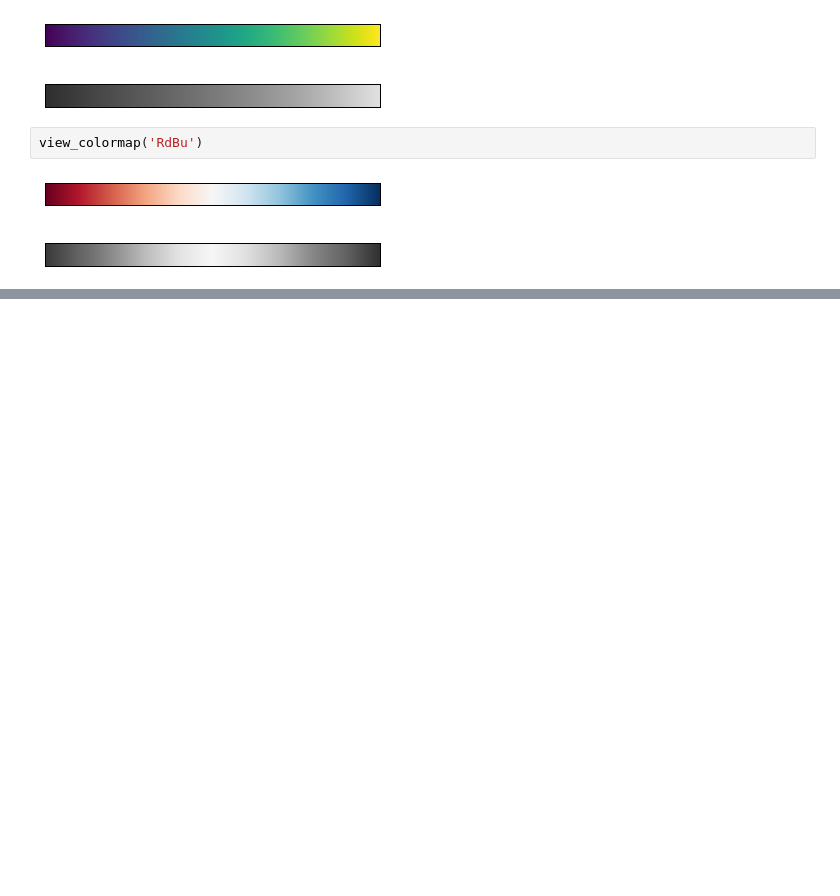
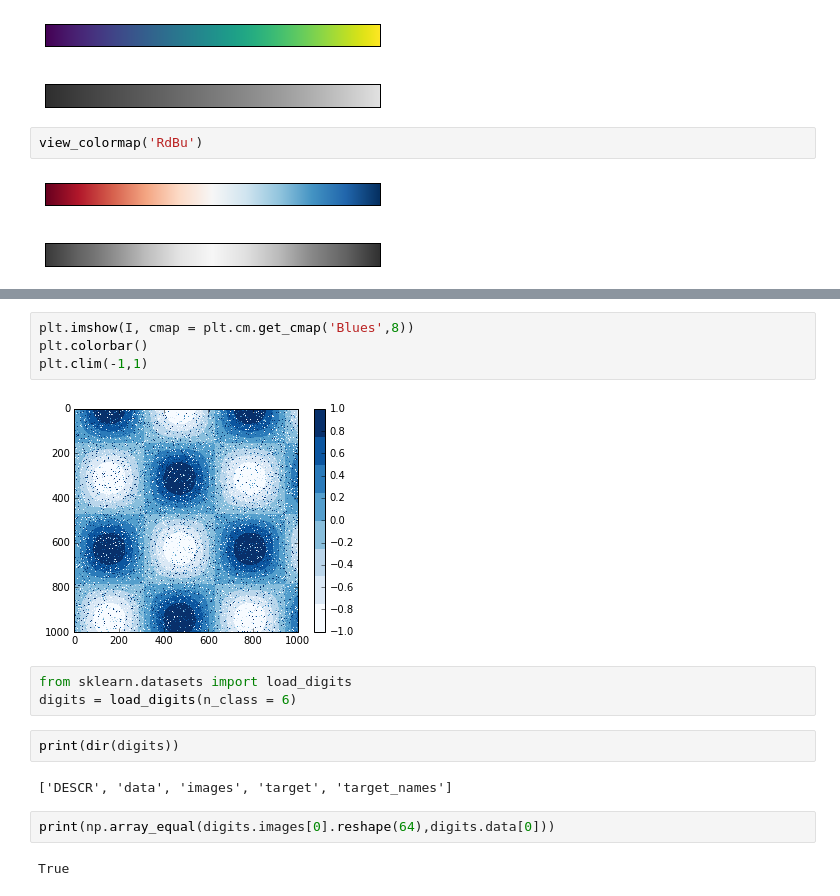
Before and after one commit to SpIIIII/jupyter-repo, a Jupyter notebook: Python Data Science Cookbook/Main.ipynb, the cells around one changed output, grey strips where cells are left out. Cells and saved outputs as stored; diff of their text form; blank space fills up the shorter version.

```diff
--- a/Python Data Science Cookbook/Main.ipynb
+++ b/Python Data Science Cookbook/Main.ipynb
@@ -989,0 +1036,17 @@ view_colormap('RdBu')
+# %%
+plt.imshow(I, cmap = plt.cm.get_cmap('Blues',8))
+plt.colorbar()
+plt.clim(-1,1)
+# %% [output]
+[figure, added]
+# %%
+from sklearn.datasets import load_digits
+digits = load_digits(n_class = 6)
+# %%
+print(dir(digits))
+# %% [output]
+['DESCR', 'data', 'images', 'target', 'target_names']
+# %%
+print(np.array_equal(digits.images[0].reshape(64),digits.data[0]))
+# %% [output]
+True
```
Also changed, not shown: parts of 8 cells of this notebook.
